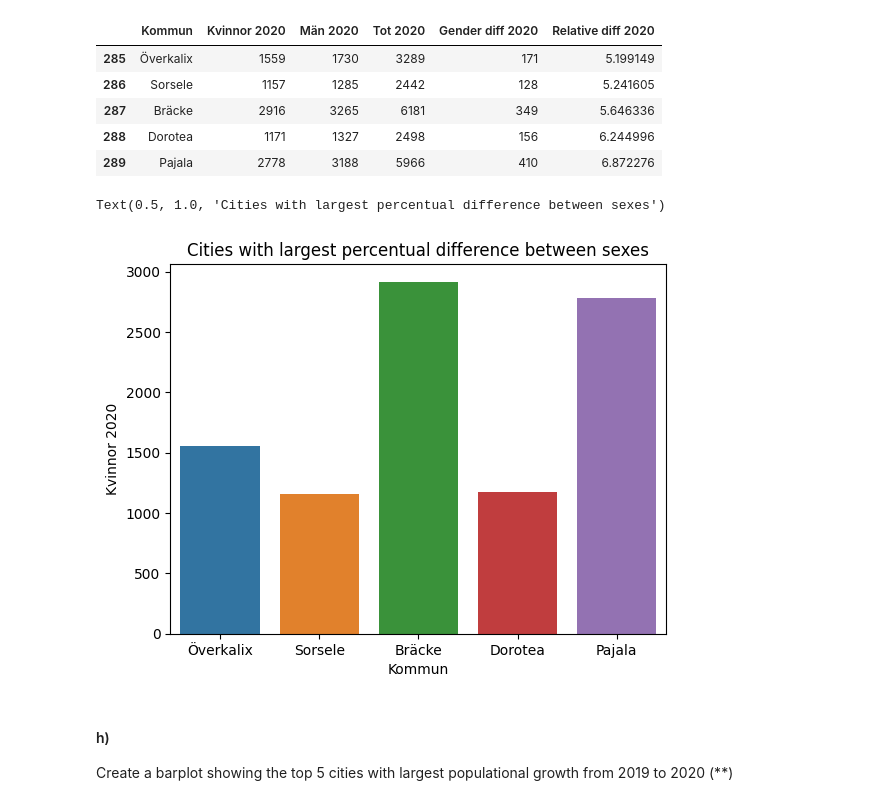
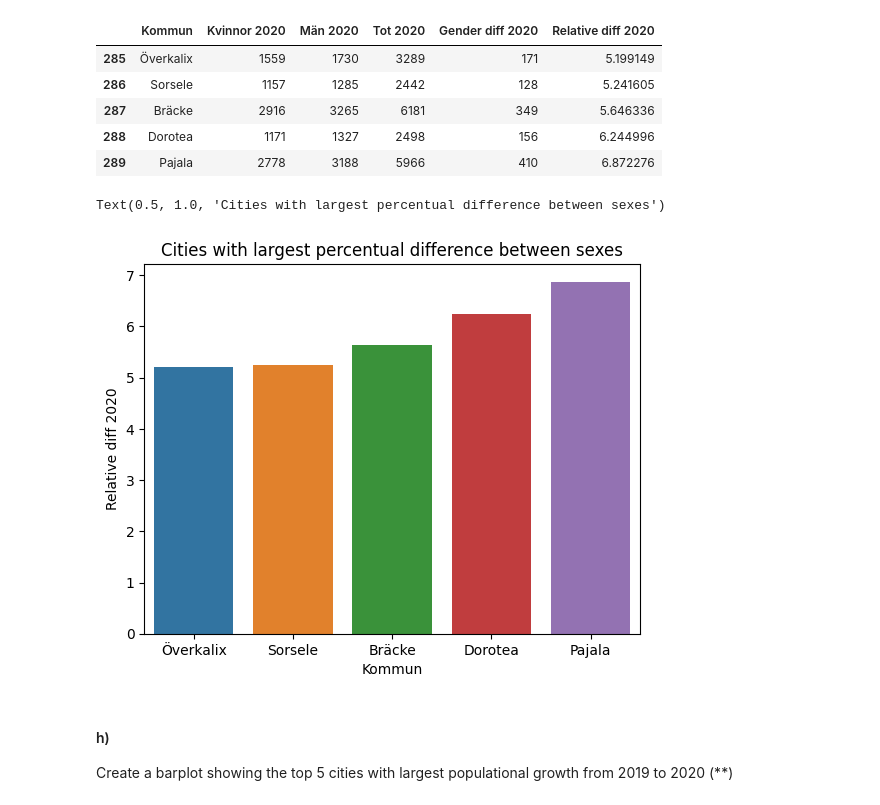
Before and after one commit to DorotaBjoorn/Databehandling-Dorota-Bjoorn, a Jupyter notebook: Excercises/Ex00_pandas_basics.ipynb, the cells around one changed output. Cells and saved outputs as stored; diff of their text form; code cells hidden in the pictures.

Commit message:
3e graph corrected

```diff
--- a/Excercises/Ex00_pandas_basics.ipynb
+++ b/Excercises/Ex00_pandas_basics.ipynb
@@ -543,17 +543,13 @@ df_fem_male_for_g_sorted.tail(5)
 # %%
 import matplotlib.pyplot as plt
 import seaborn as sns
+import plotly_express as px
 
-sns.barplot(data = df_fem_male_for_g_sorted.tail(5), x = "Kommun", y = "Kvinnor 2020")
+sns.barplot(data = df_fem_male_for_g_sorted.tail(5), x = "Kommun", y = "Relative diff 2020")
 plt.title("Cities with largest percentual difference between sexes")
-
-
-
-#???????????????? Hur indikera att ska plotta Kvinnor 2020 och Män 2020 för varje kommun eftersom de nu har olika kolumner så hue funkar ej??????
-#??????????? När skall jag använda plt och när sns?????????????????????
 # %% [output]
 Text(0.5, 1.0, 'Cities with largest percentual difference between sexes')
-[figure, old version]
+[figure, new version]
 # %% [markdown]
 #### h)
 Create a barplot showing the top 5 cities with largest populational growth from 2019 to 2020 (**)
```
